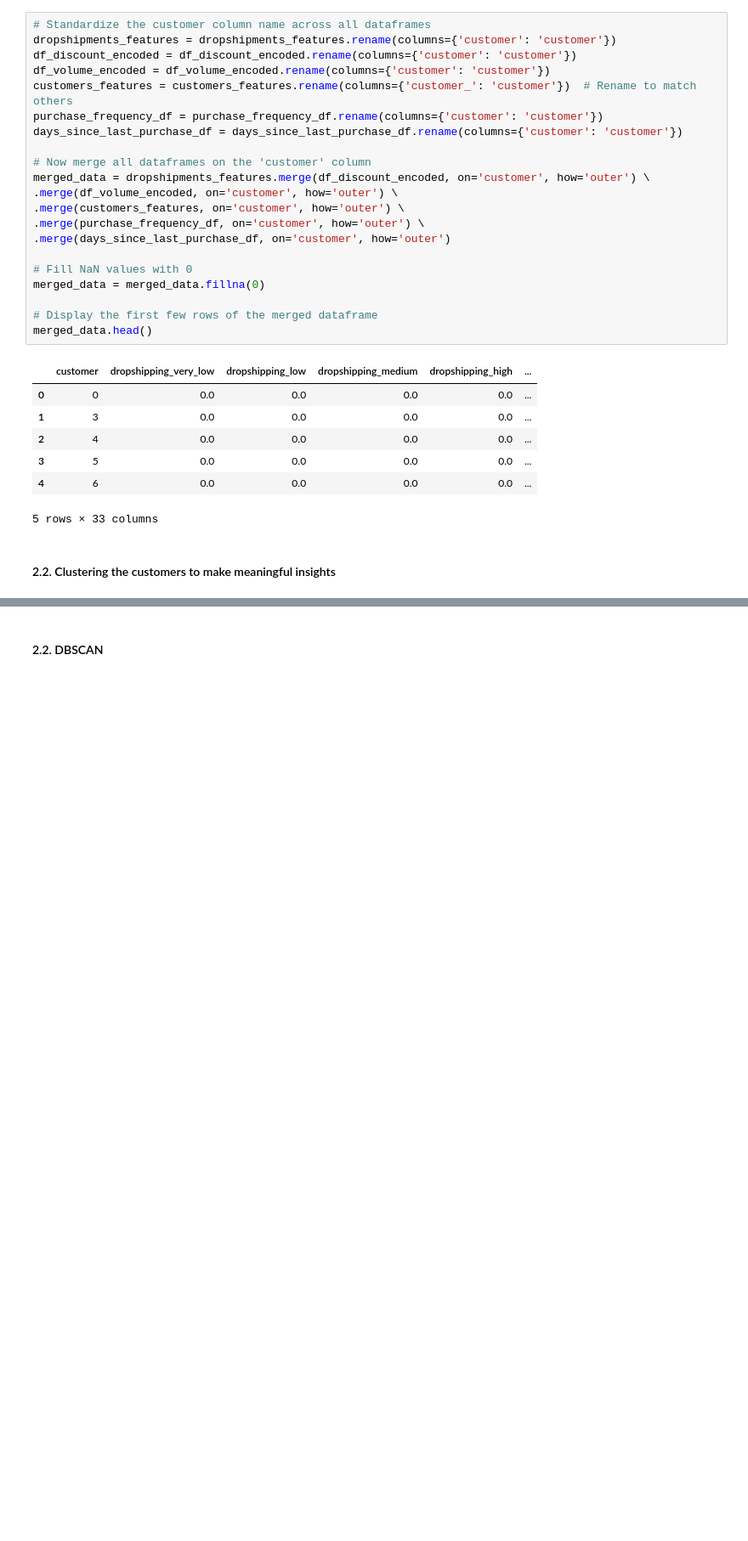
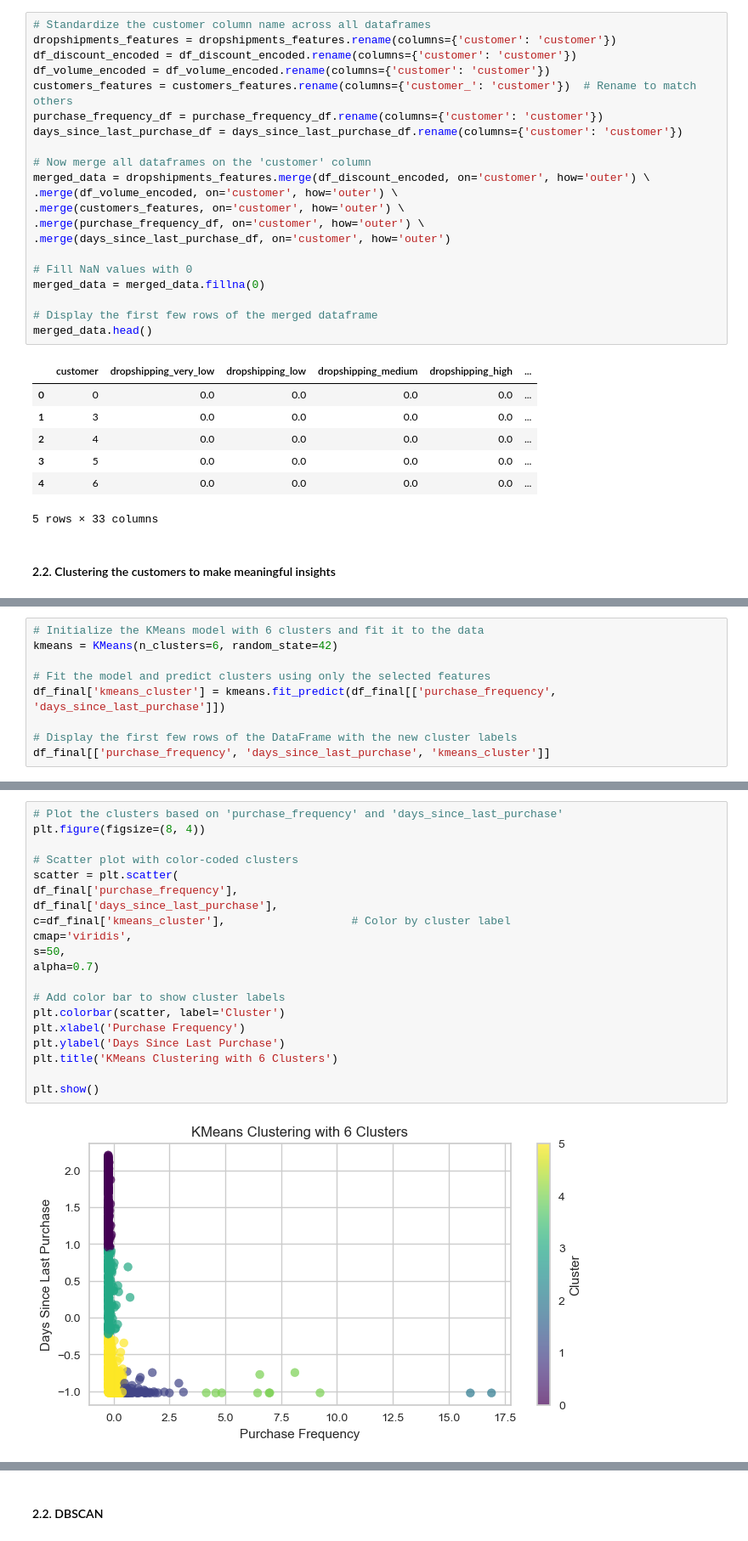
Before and after one commit to Wendyessilfie/Business-statistics-, a Jupyter notebook: new_taoyin_wendy-1-backup.ipynb, the cells around one changed output, grey strips where cells are left out. Shown: that part at 85% size. Drawn from its saved outputs; the diff is of its cells as text; blank space fills up the shorter version.

```diff
--- a/new_taoyin_wendy-1-backup.ipynb
+++ b/new_taoyin_wendy-1-backup.ipynb
@@ -1213,0 +1209,9 @@ plt.show()
+# %%
+# Initialize the KMeans model with 6 clusters and fit it to the data
+kmeans = KMeans(n_clusters=6, random_state=42)
+
+# Fit the model and predict clusters using only the selected features
+df_final['kmeans_cluster'] = kmeans.fit_predict(df_final[['purchase_frequency', 'days_since_last_purchase']])
+
+# Display the first few rows of the DataFrame with the new cluster labels
+df_final[['purchase_frequency', 'days_since_last_purchase', 'kmeans_cluster']]
@@ -1213,0 +1232,22 @@ plt.show()
+# %%
+# Plot the clusters based on 'purchase_frequency' and 'days_since_last_purchase'
+plt.figure(figsize=(8, 4))
+
+# Scatter plot with color-coded clusters
+scatter = plt.scatter(
+df_final['purchase_frequency'],
+df_final['days_since_last_purchase'],
+c=df_final['kmeans_cluster'],                   # Color by cluster label
+cmap='viridis',
+s=50,
+alpha=0.7)
+
+# Add color bar to show cluster labels
+plt.colorbar(scatter, label='Cluster')
+plt.xlabel('Purchase Frequency')
+plt.ylabel('Days Since Last Purchase')
+plt.title('KMeans Clustering with 6 Clusters')
+
+plt.show()
+# %% [output]
+[figure, added]
```
Also changed, not shown: parts of 19 cells of this notebook.
